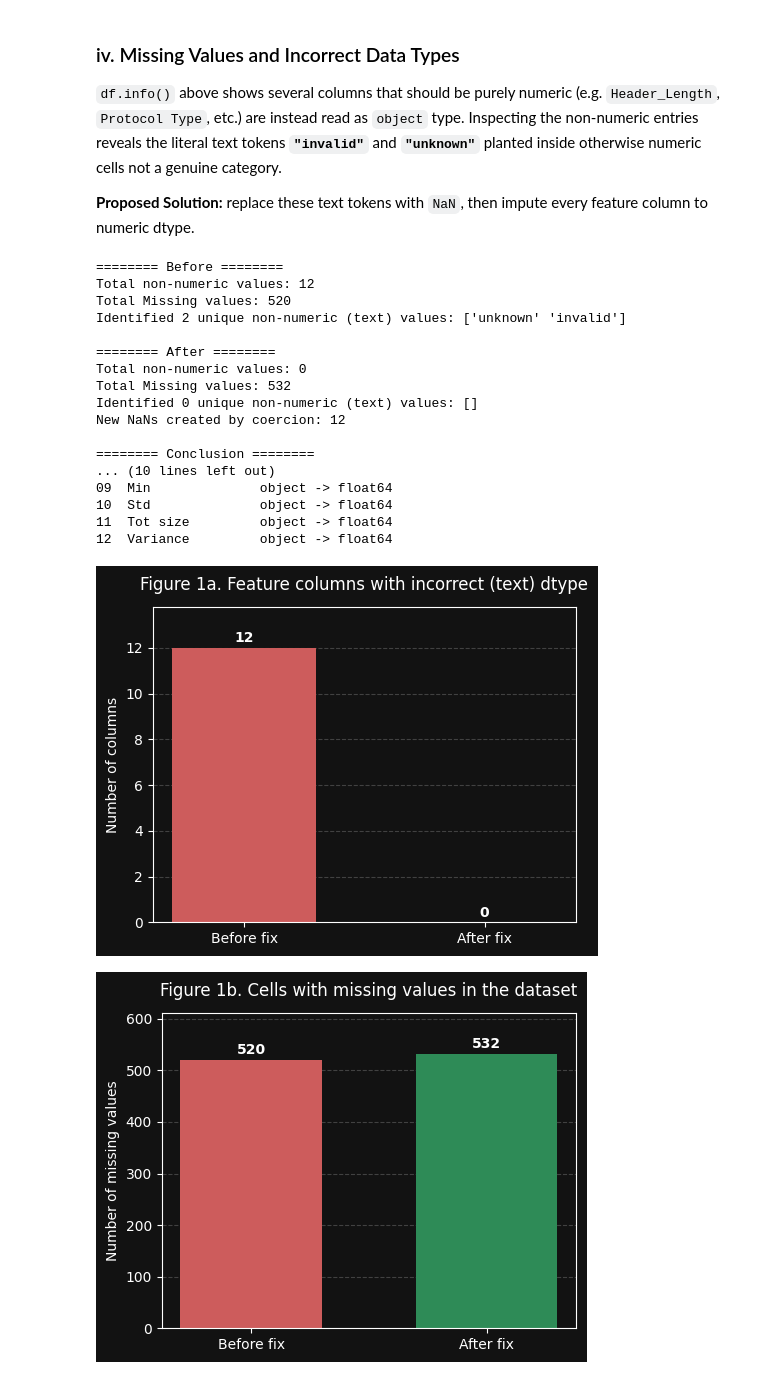
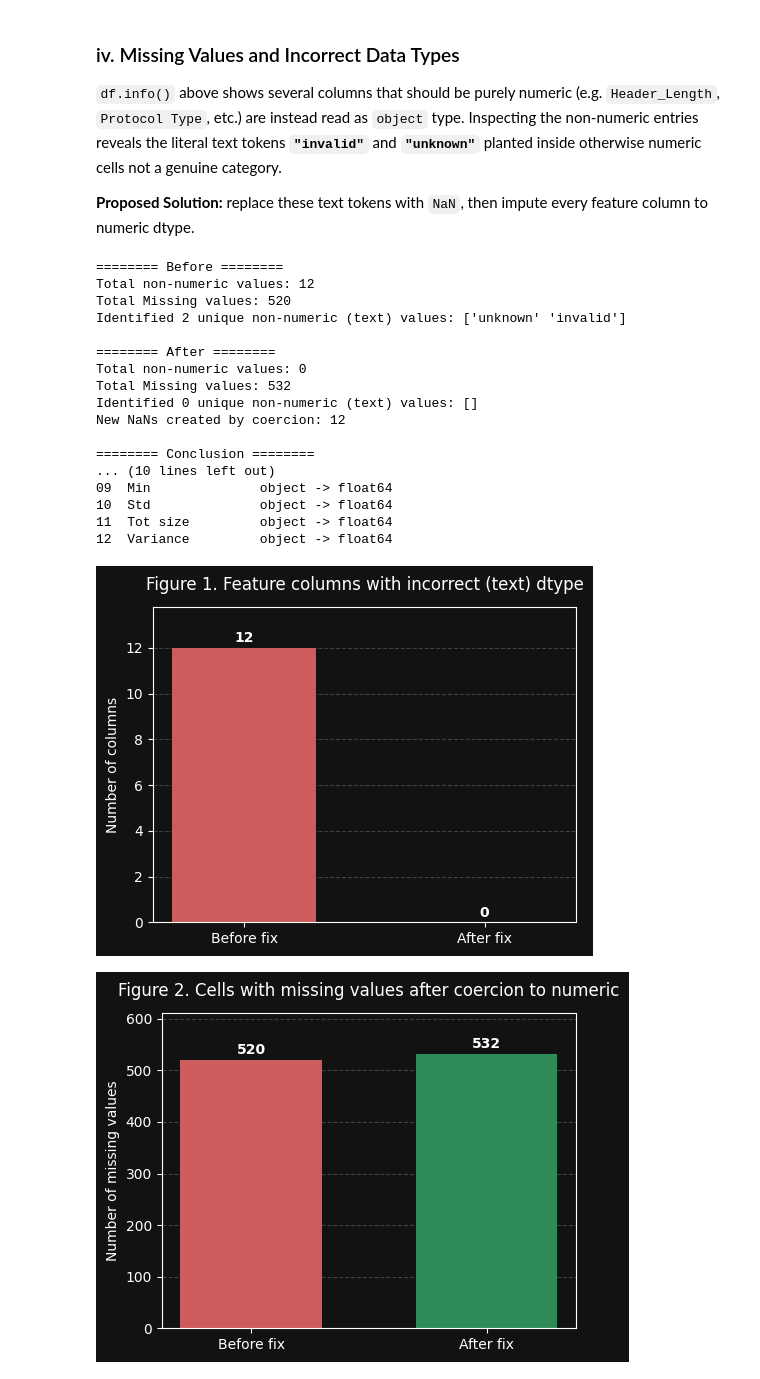
Before and after one commit to MR-Goldenyt/Argus, a Jupyter notebook: Argus.ipynb, the cells around one changed output. Cells and saved outputs as stored; diff of their text form; code cells hidden in the pictures.

```diff
--- a/Argus.ipynb
+++ b/Argus.ipynb
@@ -165,7 +175,7 @@ def bar_before_after(values, title, ylabel, save_path=None):
             color=["indianred", "seagreen"],
             width=0.6,
         )
-        ax.bar_label(ax.containers[0], fmt="%d", padding=2, fontweight="bold")
+        ax.bar_label(ax.containers[0], fmt="{:,.0f}", padding=2, fontweight="bold")
         ax.set_title(title, pad=12)
         ax.set_ylabel(ylabel)
         ax.set_ylim(0, max(values) * 1.15 or 1)  # headroom so labels aren't clipped
@@ -180,7 +190,7 @@ def bar_before_after(values, title, ylabel, save_path=None):
 
 # ======== Before ========
 # Get text columns
-object_cols_before = df[feature_cols].select_dtypes(include="object").columns.to_list()
+object_cols_before = df[feature_cols].select_dtypes(exclude="number").columns.to_list()
 raw = df[object_cols_before]
 dtypes_before = raw.dtypes
 missing_values_before = df.isna().to_numpy().sum()
@@ -200,7 +210,7 @@ df[object_cols_before] = numeric
 
 # ======== After ========
 missing_values_after = df.isna().to_numpy().sum()
-object_cols_after = df[feature_cols].select_dtypes(include="object").columns.to_list()
+object_cols_after = df[feature_cols].select_dtypes(exclude="number").columns.to_list()
 _, non_numbers_after = coerce_numeric(df[object_cols_after])
 unique_non_numbers_after = pd.unique(non_numbers_after)
 
@@ -219,44 +229,44 @@ print(
 )
 print("Columns after cleaning (dtype before -> after):")
 print_col_types(object_cols_before, dtypes_before, df[object_cols_before].dtypes)
 
 # ======== Figures ========
-fig1a = bar_before_after(
+fig1 = bar_before_after(
     [len(object_cols_before), len(object_cols_after)],
-    "Figure 1a. Feature columns with incorrect (text) dtype",
+    "Figure 1. Feature columns with incorrect (text) dtype",
     "Number of columns",
-    # save_path=f"{FIG_DIR}/fig1a_dtype_fix.png",
+    # save_path=f"{FIG_DIR}/fig1_dtype_fix.png",
 )
-fig1b = bar_before_after(
+fig2 = bar_before_after(
     [missing_values_before, missing_values_after],
-    "Figure 1b. Cells with missing values in the dataset",
+    "Figure 2. Cells with missing values after coercion to numeric",
     "Number of missing values",
-    # save_path=f"{FIG_DIR}/fig1b_missing_values.png",
+    # save_path=f"{FIG_DIR}/fig2_missing_values.png",
 )
 
-# display them because they dont appear when defined within with blocks
-display(fig1a)
-display(fig1b)
+# display them because they dont appear when defined within functions
+display(fig1)
+display(fig2)
 # %% [output]
 ======== Before ========
 Total non-numeric values: 12
 Total Missing values: 520
 Identified 2 unique non-numeric (text) values: ['unknown' 'invalid']
 
 ======== After ========
 Total non-numeric values: 0
 Total Missing values: 532
 Identified 0 unique non-numeric (text) values: []
 New NaNs created by coercion: 12
 
 ======== Conclusion ========
 ... (10 lines left out)
 09  Min              object -> float64
 10  Std              object -> float64
 11  Tot size         object -> float64
 12  Variance         object -> float64
-[figure, old version]
+[figure, new version]
-[figure, old version]
+[figure, new version]
 # %% [markdown]
 ### v. Removing Duplicate Rows
 
```
Also changed, not shown: parts of 8 cells of this notebook.
